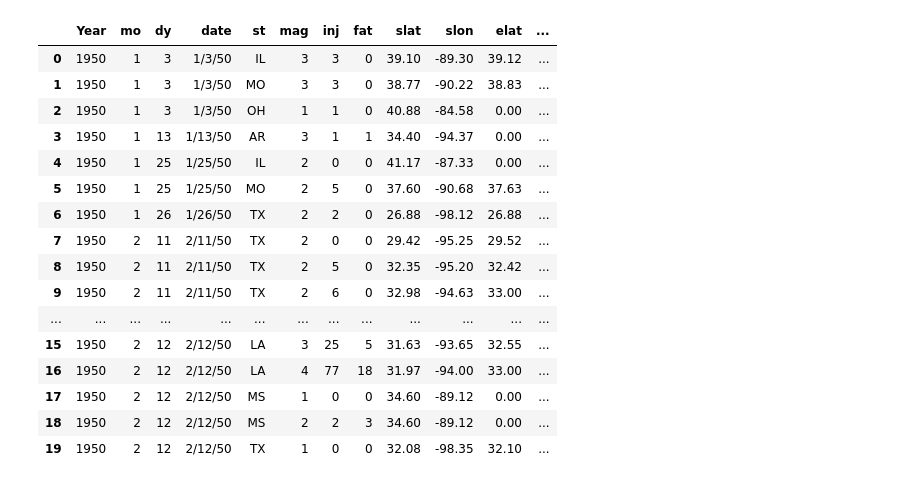
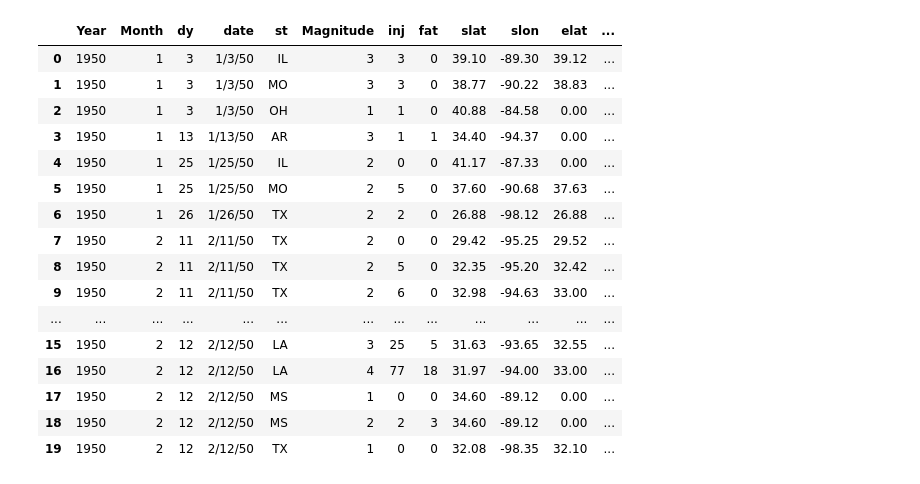
Before and after one commit to downleft/Tornado_alley, a Jupyter notebook: Tornado_Alley_vis.ipynb, the cells around one changed output. Drawn from its saved outputs; the diff is of its cells as text; code cells hidden in the pictures.

```diff
--- a/Tornado_Alley_vis.ipynb
+++ b/Tornado_Alley_vis.ipynb
@@ -7,10 +7,10 @@ import numpy as np
 # %%
 csv_path = Path("Tornado_alley/Resources/us_tornado_dataset_1950_2021.csv")
 tornadoes_df = pd.read_csv(csv_path, encoding="UTF-8")
-tornadoes_df = tornadoes_df.rename(columns={"yr": "Year"})
+tornadoes_df = tornadoes_df.rename(columns={"yr": "Year", "mag": "Magnitude", "mo": "Month"})
 tornadoes_df.head(20)
 # %% [output]
-|  | Year | mo | dy | date | st | mag | inj | fat | slat | slon | elat | ... |
+|  | Year | Month | dy | date | st | Magnitude | inj | fat | slat | slon | elat | ... |
 | 0 | 1950 | 1 | 3 | 1/3/50 | IL | 3 | 3 | 0 | 39.10 | -89.30 | 39.12 | ... |
 | 1 | 1950 | 1 | 3 | 1/3/50 | MO | 3 | 3 | 0 | 38.77 | -90.22 | 38.83 | ... |
 | 2 | 1950 | 1 | 3 | 1/3/50 | OH | 1 | 1 | 0 | 40.88 | -84.58 | 0.00 | ... |
```
Also changed, not shown: parts of 7 cells of this notebook.
